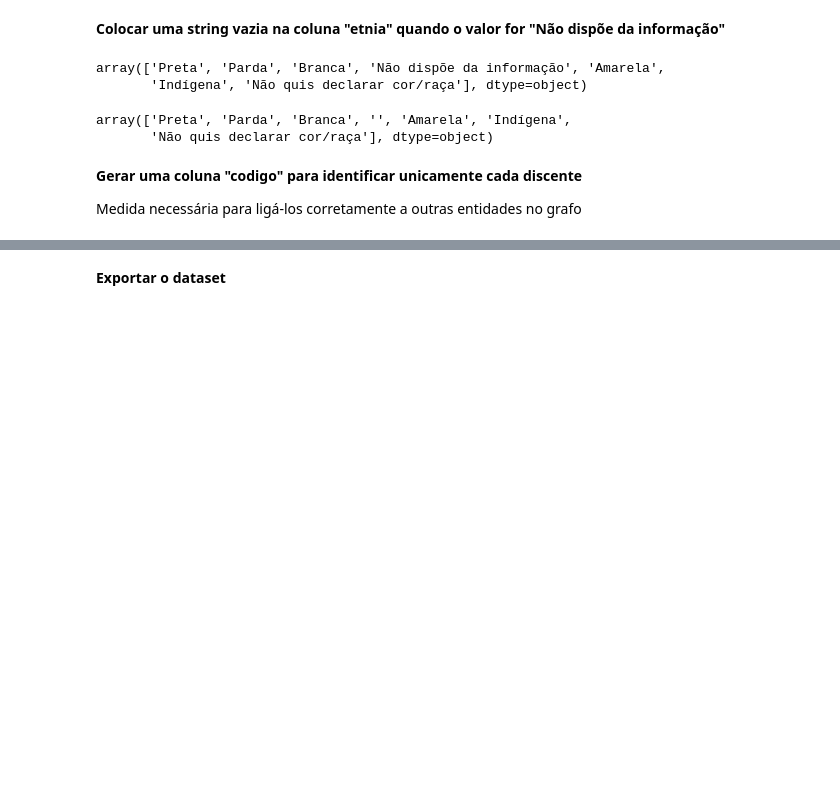
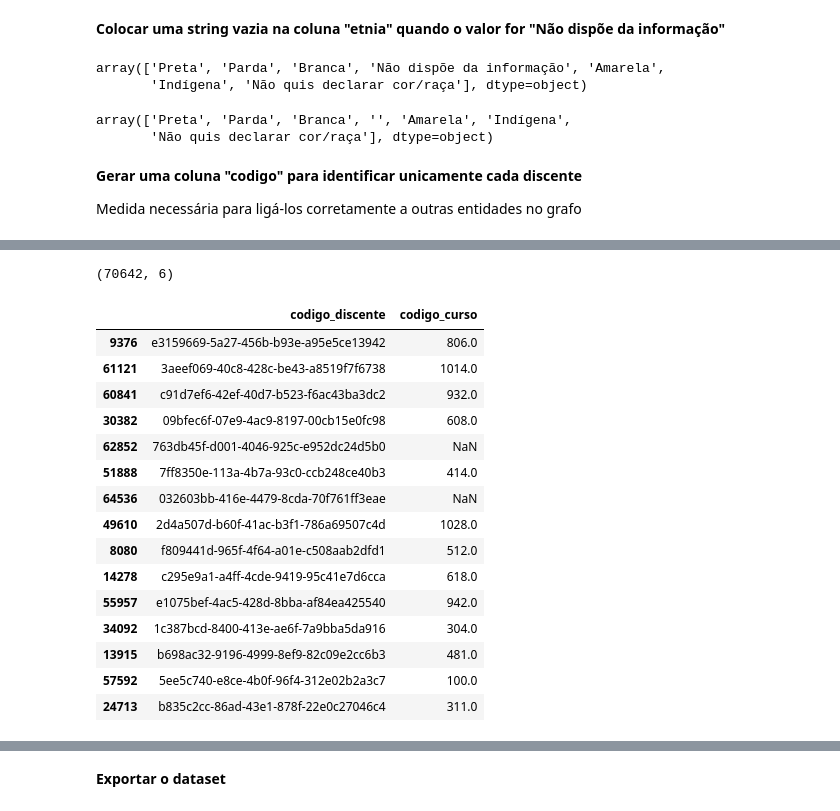
Before and after one commit to marcelsby/tcc-ifg-kg, a Jupyter notebook: notebooks/dados_abertos/Preprocessing Discentes.ipynb, the cells around one changed output, grey strips where cells are left out. Cells and saved outputs as stored; diff of their text form; code cells hidden in the pictures; blank space fills up the shorter version.

```diff
--- a/notebooks/dados_abertos/Preprocessing Discentes.ipynb
+++ b/notebooks/dados_abertos/Preprocessing Discentes.ipynb
@@ -149,0 +182,4 @@ discentes.head()
+# %%
+cursos_to_merge = cursos[['nome', 'campus', 'codigo']]
+
+cursos_to_merge.head()
@@ -149,0 +193,12 @@ discentes.head()
+# %%
+discentes_cursos_merged = pd.merge(discentes_to_merge,
+                  cursos_to_merge,
+                  left_on=['sigla_campus', 'curso'],
+                  right_on=['campus', 'nome'],
+                  how='left')
+# %%
+discentes_cursos_merged.shape
+# %% [output]
+(70642, 6)
+# %%
+discentes_cursos_merged = discentes_cursos_merged.drop_duplicates('codigo_discente')
@@ -149,0 +207,19 @@ discentes.head()
+# %%
+discentes_cursos_merged.sample(n=15, random_state=10)
+# %% [output]
+|  | codigo_discente | codigo_curso |
+| 9376 | e3159669-5a27-456b-b93e-a95e5ce13942 | 806.0 |
+| 61121 | 3aeef069-40c8-428c-be43-a8519f7f6738 | 1014.0 |
+| 60841 | c91d7ef6-42ef-40d7-b523-f6ac43ba3dc2 | 932.0 |
+| 30382 | 09bfec6f-07e9-4ac9-8197-00cb15e0fc98 | 608.0 |
+| 62852 | 763db45f-d001-4046-925c-e952dc24d5b0 | NaN |
+| 51888 | 7ff8350e-113a-4b7a-93c0-ccb248ce40b3 | 414.0 |
+| 64536 | 032603bb-416e-4479-8cda-70f761ff3eae | NaN |
+| 49610 | 2d4a507d-b60f-41ac-b3f1-786a69507c4d | 1028.0 |
+| 8080 | f809441d-965f-4f64-a01e-c508aab2dfd1 | 512.0 |
+| 14278 | c295e9a1-a4ff-4cde-9419-95c41e7d6cca | 618.0 |
+| 55957 | e1075bef-4ac5-428d-8bba-af84ea425540 | 942.0 |
+| 34092 | 1c387bcd-8400-413e-ae6f-7a9bba5da916 | 304.0 |
+| 13915 | b698ac32-9196-4999-8ef9-82c09e2cc6b3 | 481.0 |
+| 57592 | 5ee5c740-e8ce-4b0f-96f4-312e02b2a3c7 | 100.0 |
+| 24713 | b835c2cc-86ad-43e1-878f-22e0c27046c4 | 311.0 |
```
Also changed, not shown: parts of 10 cells of this notebook, 2 other files.
